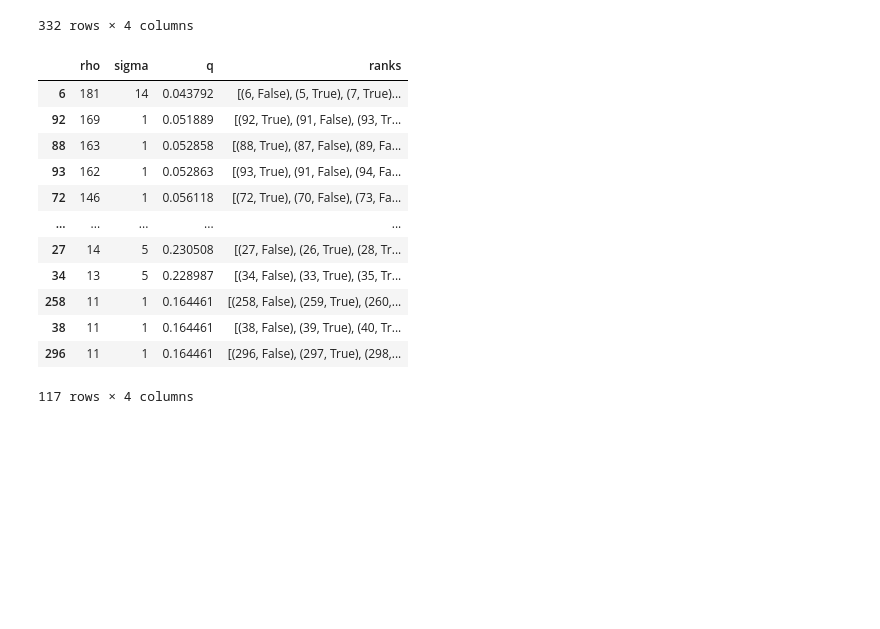
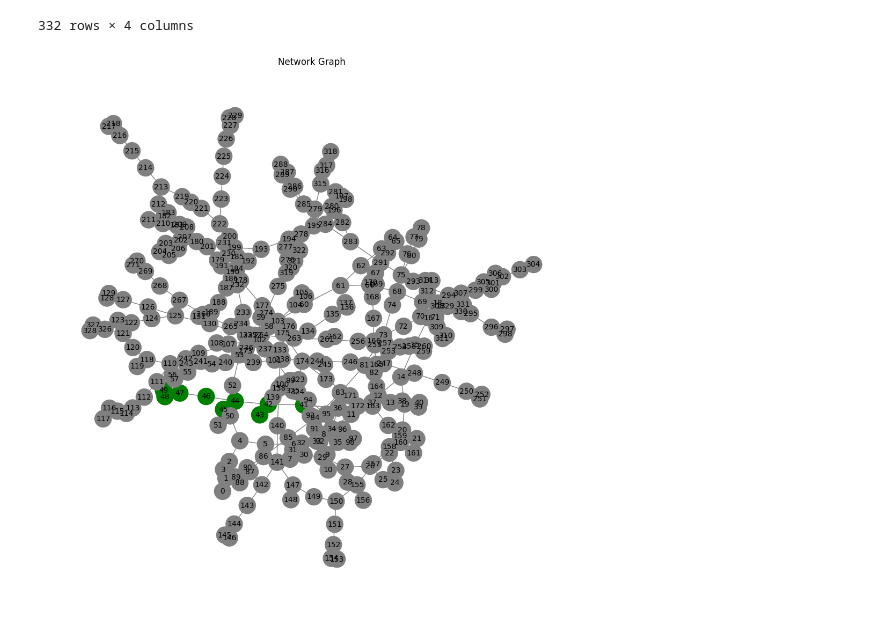
Before and after one commit to Michael-van-Vianen/TUEEMM-MTV, a Jupyter notebook: David_chemistry.ipynb, the cells around one changed output. Saved outputs shown, nothing was run; the diff lists cells and outputs as text; code cells hidden in the pictures; blank space fills up the shorter version.

```diff
--- a/David_chemistry.ipynb
+++ b/David_chemistry.ipynb
@@ -109,19 +131,32 @@ out.sort_values(by=['q'], ascending= False)
 | 111 | 5 | 4 | 0.000000 | [(111, False), (112, False), (110... |
 | 0 | 6 | 5 | 0.000000 | [(0, False), (1, False), (2, Fals... |
 332 rows × 4 columns
-# %%
-out[out['rho']>10].sort_values(by=['rho'], ascending = False)
-# %% [output]
-|  | rho | sigma | q | ranks |
-| 6 | 181 | 14 | 0.043792 | [(6, False), (5, True), (7, True)... |
-| 92 | 169 | 1 | 0.051889 | [(92, True), (91, False), (93, Tr... |
-| 88 | 163 | 1 | 0.052858 | [(88, True), (87, False), (89, Fa... |
-| 93 | 162 | 1 | 0.052863 | [(93, True), (91, False), (94, Fa... |
-| 72 | 146 | 1 | 0.056118 | [(72, True), (70, False), (73, Fa... |
-| ... | ... | ... | ... | ... |
-| 27 | 14 | 5 | 0.230508 | [(27, False), (26, True), (28, Tr... |
-| 34 | 13 | 5 | 0.228987 | [(34, False), (33, True), (35, Tr... |
-| 258 | 11 | 1 | 0.164461 | [(258, False), (259, True), (260,... |
-| 38 | 11 | 1 | 0.164461 | [(38, False), (39, True), (40, Tr... |
-| 296 | 11 | 1 | 0.164461 | [(296, False), (297, True), (298,... |
-117 rows × 4 columns
+# %%
+lu['color'] = 'Skyblue'
+lu.loc[lu['target'], 'color'] = 'Red'
+# %%
+# CHANGE THIS TO MAKE THE SUBGROUPS VISIBLE
+def changeValue(rho, sigma, ranks):
+    referencegroup = [x[0] for x in ranks[0:rho]]
+    subgroup = [x[0] for x in ranks[0:sigma]]
+
+    lu.loc[referencegroup, 'color'] = 'Green'
+
+    return None
+
+
+lu['size'] = 500
+# %%
+lu['color'] = 'gray'
+lu['size'] = 500
+
+rho, sigma, q, ranks = out.loc[46].tolist()
+changeValue(rho, sigma, ranks)
+# %%
+# Plot the graph
+plt.figure(figsize=(10, 10))
+nx.draw(G, with_labels=True, node_color=lu['color'], edge_color='gray', node_size=lu['size'], font_size=10)
+plt.title("Network Graph")
+plt.show()
+# %% [output]
+[figure, added]
```
Also changed, not shown: parts of 2 cells of this notebook.
